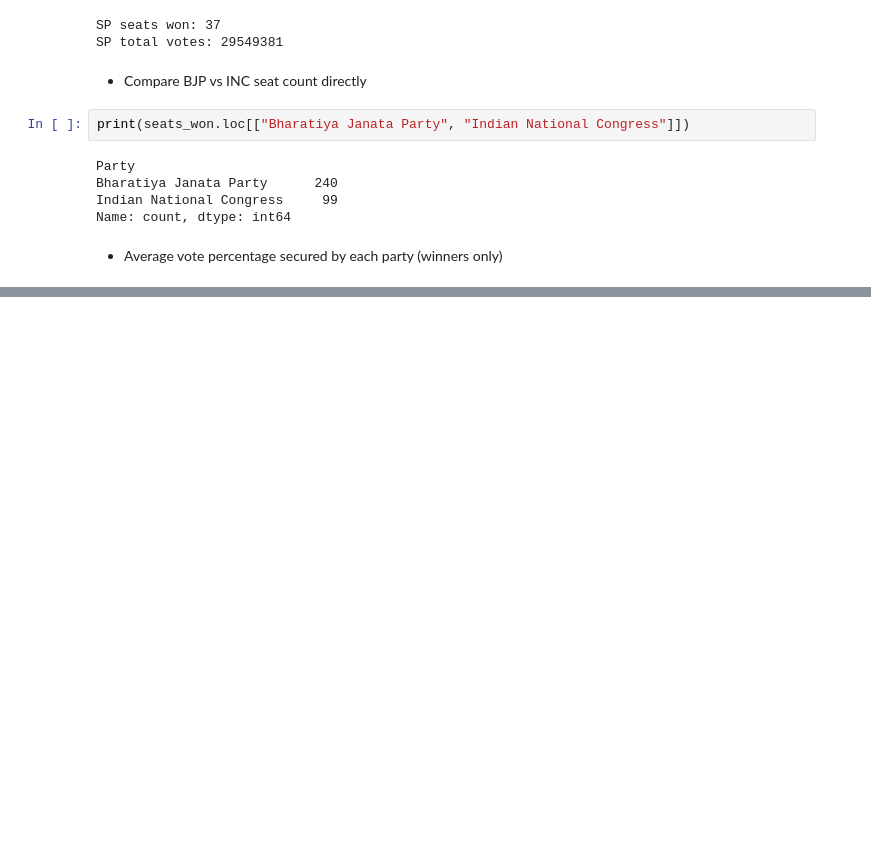
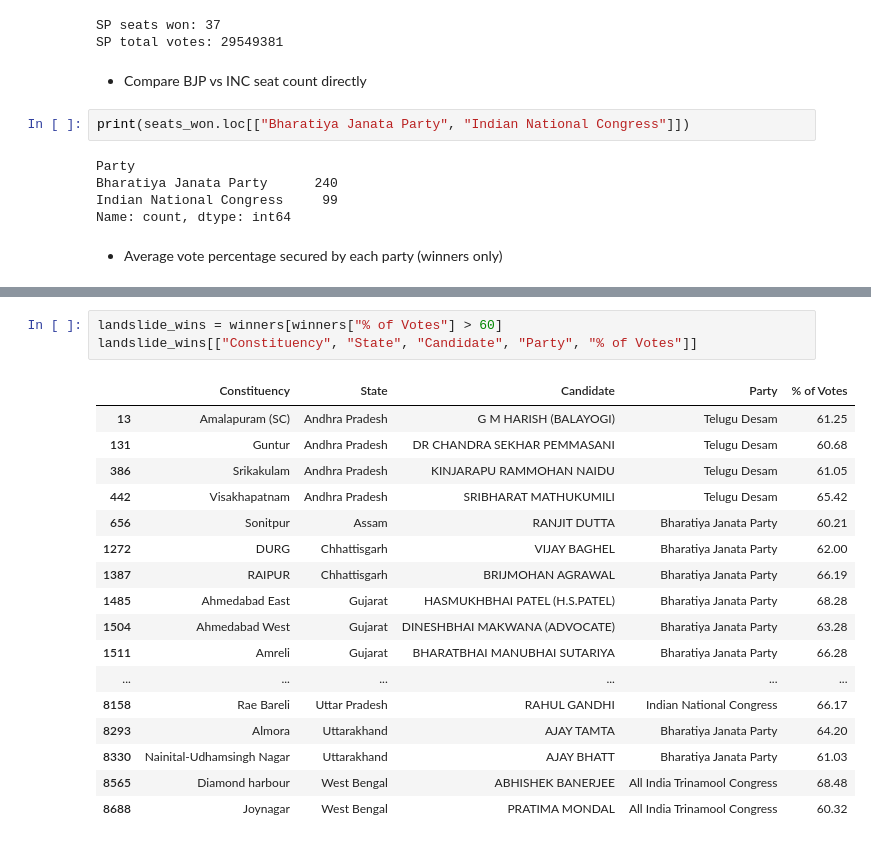
Before and after one commit to geershatisaxena/Election, a Jupyter notebook: res.ipynb, the cells around one changed output, grey strips where cells are left out. Saved outputs shown, nothing was run; the diff lists cells and outputs as text; blank space fills up the shorter version.

```diff
--- a/res.ipynb
+++ b/res.ipynb
@@ -561,0 +574,21 @@ Name: % of Votes, dtype: float64
+# %%
+landslide_wins = winners[winners["% of Votes"] > 60]
+landslide_wins[["Constituency", "State", "Candidate", "Party", "% of Votes"]]
+# %% [output]
+|  | Constituency | State | Candidate | Party | % of Votes |
+| 13 | Amalapuram (SC) | Andhra Pradesh | G M HARISH (BALAYOGI) | Telugu Desam | 61.25 |
+| 131 | Guntur | Andhra Pradesh | DR CHANDRA SEKHAR PEMMASANI | Telugu Desam | 60.68 |
+| 386 | Srikakulam | Andhra Pradesh | KINJARAPU RAMMOHAN NAIDU | Telugu Desam | 61.05 |
+| 442 | Visakhapatnam | Andhra Pradesh | SRIBHARAT MATHUKUMILI | Telugu Desam | 65.42 |
+| 656 | Sonitpur | Assam | RANJIT DUTTA | Bharatiya Janata Party | 60.21 |
+| 1272 | DURG | Chhattisgarh | VIJAY BAGHEL | Bharatiya Janata Party | 62.00 |
+| 1387 | RAIPUR | Chhattisgarh | BRIJMOHAN AGRAWAL | Bharatiya Janata Party | 66.19 |
+| 1485 | Ahmedabad East | Gujarat | HASMUKHBHAI PATEL (H.S.PATEL) | Bharatiya Janata Party | 68.28 |
+| 1504 | Ahmedabad West | Gujarat | DINESHBHAI MAKWANA (ADVOCATE) | Bharatiya Janata Party | 63.28 |
+| 1511 | Amreli | Gujarat | BHARATBHAI MANUBHAI SUTARIYA | Bharatiya Janata Party | 66.28 |
+| ... | ... | ... | ... | ... | ... |
+| 8158 | Rae Bareli | Uttar Pradesh | RAHUL GANDHI | Indian National Congress | 66.17 |
+| 8293 | Almora | Uttarakhand | AJAY TAMTA | Bharatiya Janata Party | 64.20 |
+| 8330 | Nainital-Udhamsingh Nagar | Uttarakhand | AJAY BHATT | Bharatiya Janata Party | 61.03 |
+| 8565 | Diamond harbour | West Bengal | ABHISHEK BANERJEE | All India Trinamool Congress | 68.48 |
+| 8688 | Joynagar | West Bengal | PRATIMA MONDAL | All India Trinamool Congress | 60.32 |
```
Also changed, not shown: parts of 4 cells of this notebook.
